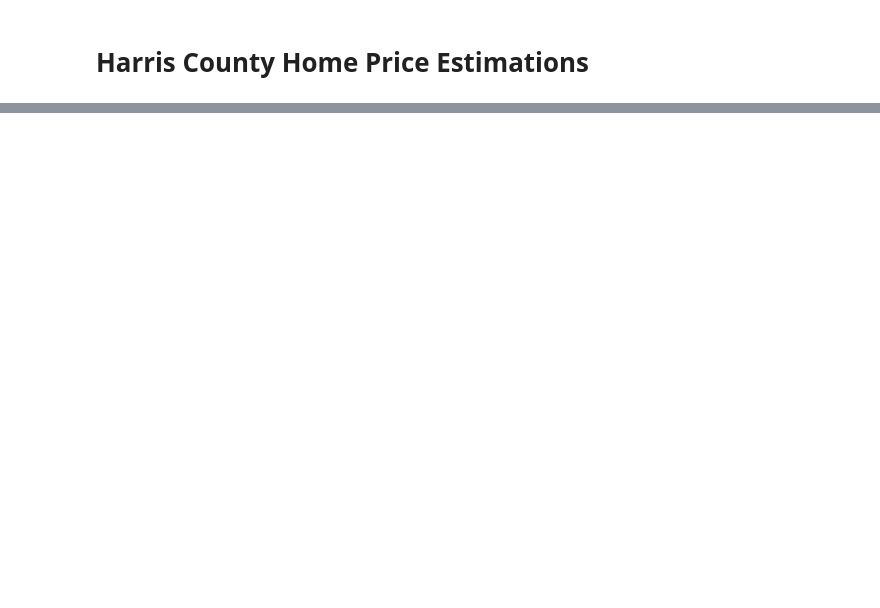
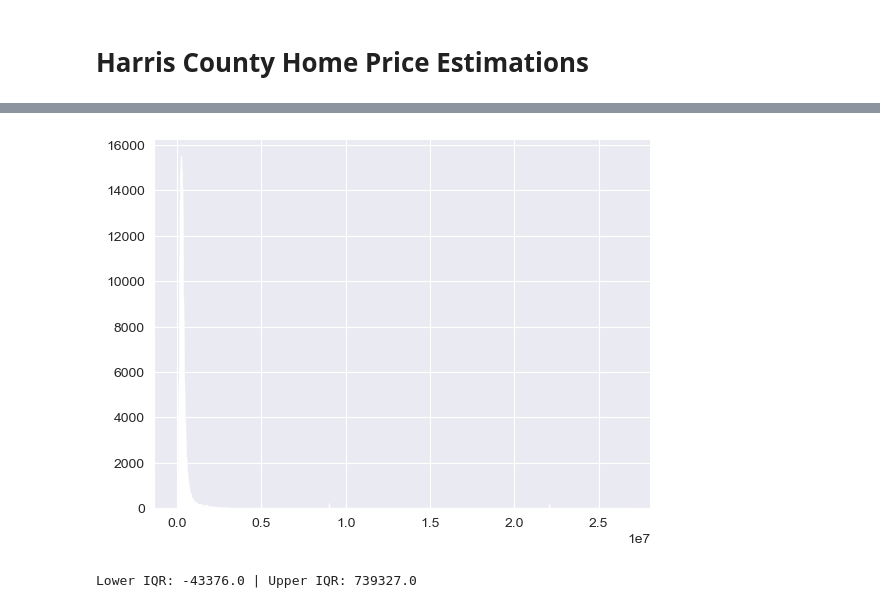
Before and after one commit to PorkChopExpress86/HouseProtestValues, a Jupyter notebook: HouseValues.ipynb, the cells around one changed output, grey strips where cells are left out. Saved outputs shown, nothing was run; the diff lists cells and outputs as text; code cells hidden in the pictures; blank space fills up the shorter version.

```diff
--- a/HouseValues.ipynb
+++ b/HouseValues.ipynb
@@ -13,28 +14,2 @@ from sklearn.model_selection import GridSearchCV
 # %%
-con = sqlite3.connect('HouseProtestValues.db')
-
-sql_query = '''SELECT  br.acct,
-                       br.bld_num,
-                       br.dscr,
-                       br.date_erected,
-                       br.yr_remodel,
-                       br.im_sq_ft,
-                       br.gross_ar,
-                       br.base_ar,
-                       ra.land_ar,
-                       br.perimeter,
-                       br.size_index,
-                       ra.school_dist,
-                       ra.land_val,
-                       ra.bld_val,
-                       ra.assessed_val,
-                       ra.tot_appr_val,
-                       ra.tot_mkt_val
-            FROM building_res as br
-            LEFT JOIN real_acct as ra ON br.acct = ra.acct
-            WHERE br.impr_tp = 1001 AND br.property_use_cd = 'A1' AND br.date_erected > 10;'''
-
-building_data = pd.read_sql_query(sql_query, con)
-
-building_data[['acct', 'dscr', 'school_dist']] = building_data[
-    ['acct', 'dscr', 'school_dist']].astype('category')
+df = load_data_frame()
@@ -66,0 +66,10 @@ print(f"x_categorical{all_df[x_categorical].shape} | x_continuous {all_df[x_cont
+# %%
+y_market = df['tot_mkt_val']
+y_assessed = df['assessed_val']
+y_bld_val = df['bld_val']
+y_per_sqft = df['assessed_per_sqft']
+# %%
+plt.hist(y_market, bins='auto')
+plt.show()
+# %% [output]
+[figure, added]
@@ -66,0 +88,14 @@ print(f"x_categorical{all_df[x_categorical].shape} | x_continuous {all_df[x_cont
+# %%
+# IQR
+Q1 = df['assessed_val'].quantile(0.25)
+Q3 = df['assessed_val'].quantile(0.75)
+IQR = Q3 - Q1
+
+lower_iqr = (Q1 - 1.5 * IQR)
+upper_iqr = (Q3 + 2 * IQR)
+print(f"Lower IQR: {lower_iqr} | Upper IQR: {upper_iqr}")
+
+# Filter data_df to values between Lower IQR and Upper IQR
+reduced_df = df[df['assessed_val'] <= 2000000]
+# %% [output]
+Lower IQR: -43376.0 | Upper IQR: 739327.0
```
Also changed, not shown: parts of 14 cells of this notebook.
